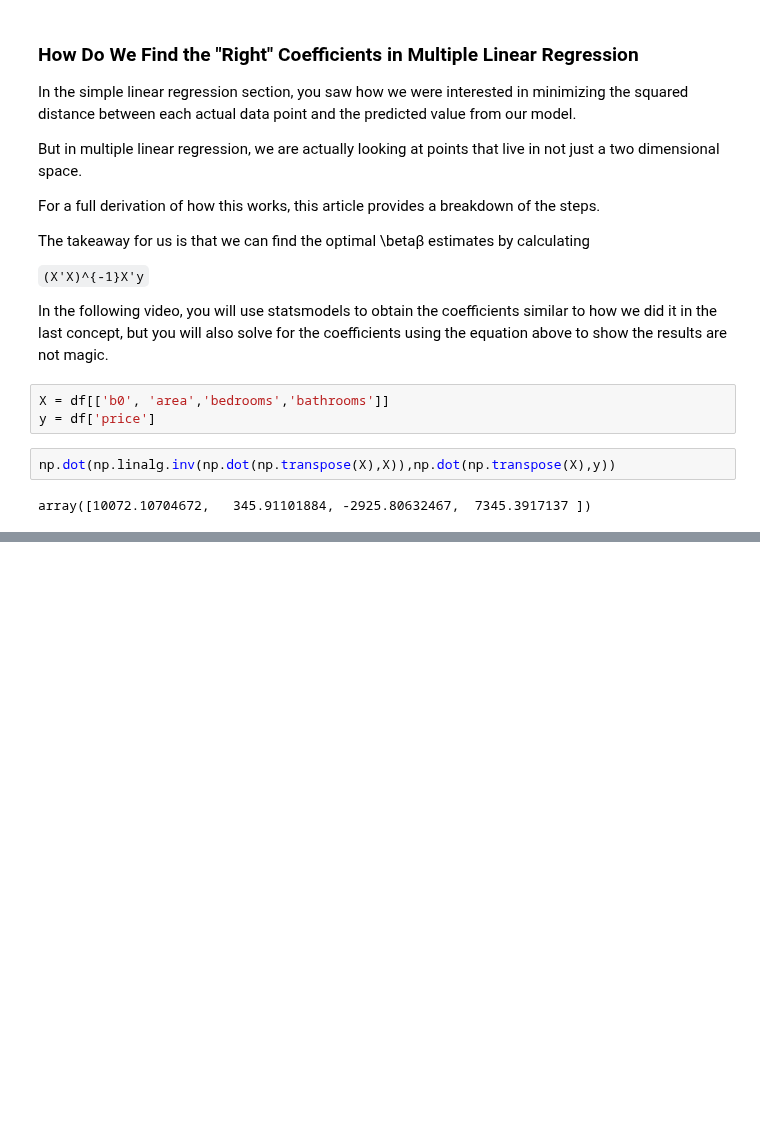
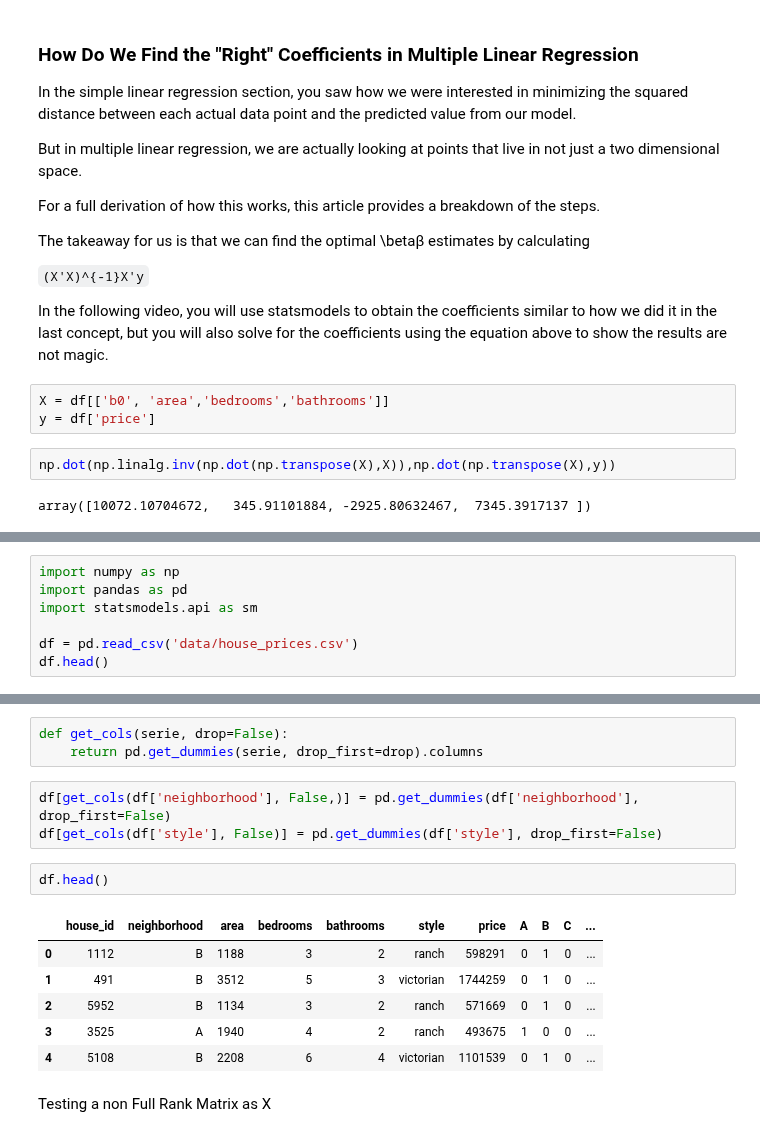
Before and after one commit to vpontello/DataScience_Nanodegree, a Jupyter notebook: 00_Extracurricular/02_Practical_Statistics/practical_statistics.ipynb, the cells around one changed output, grey strips where cells are left out. Drawn from its saved outputs; the diff is of its cells as text; blank space fills up the shorter version.

```diff
--- a/00_Extracurricular/02_Practical_Statistics/practical_statistics.ipynb
+++ b/00_Extracurricular/02_Practical_Statistics/practical_statistics.ipynb
@@ -2581,0 +2603,7 @@ array([10072.10704672,   345.91101884, -2925.80632467,  7345.3917137 ])
+# %%
+import numpy as np
+import pandas as pd
+import statsmodels.api as sm
+
+df = pd.read_csv('data/house_prices.csv')
+df.head()
@@ -2581,0 +2617,17 @@ array([10072.10704672,   345.91101884, -2925.80632467,  7345.3917137 ])
+# %%
+def get_cols(serie, drop=False):
+    return pd.get_dummies(serie, drop_first=drop).columns
+# %%
+df[get_cols(df['neighborhood'], False,)] = pd.get_dummies(df['neighborhood'], drop_first=False)
+df[get_cols(df['style'], False)] = pd.get_dummies(df['style'], drop_first=False)
+# %%
+df.head()
+# %% [output]
+|  | house_id | neighborhood | area | bedrooms | bathrooms | style | price | A | B | C | ... |
+| 0 | 1112 | B | 1188 | 3 | 2 | ranch | 598291 | 0 | 1 | 0 | ... |
+| 1 | 491 | B | 3512 | 5 | 3 | victorian | 1744259 | 0 | 1 | 0 | ... |
+| 2 | 5952 | B | 1134 | 3 | 2 | ranch | 571669 | 0 | 1 | 0 | ... |
+| 3 | 3525 | A | 1940 | 4 | 2 | ranch | 493675 | 1 | 0 | 0 | ... |
+| 4 | 5108 | B | 2208 | 6 | 4 | victorian | 1101539 | 0 | 1 | 0 | ... |
+# %% [markdown]
+Testing a non Full Rank Matrix as X
```
Also changed, not shown: parts of 6 cells of this notebook, 1 other file.
